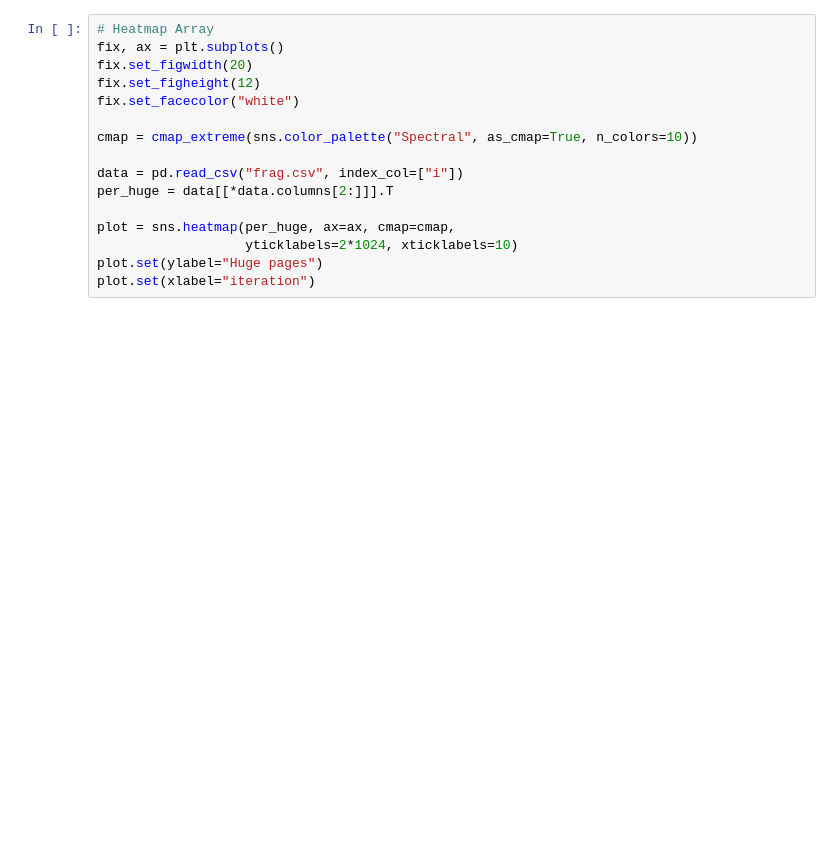
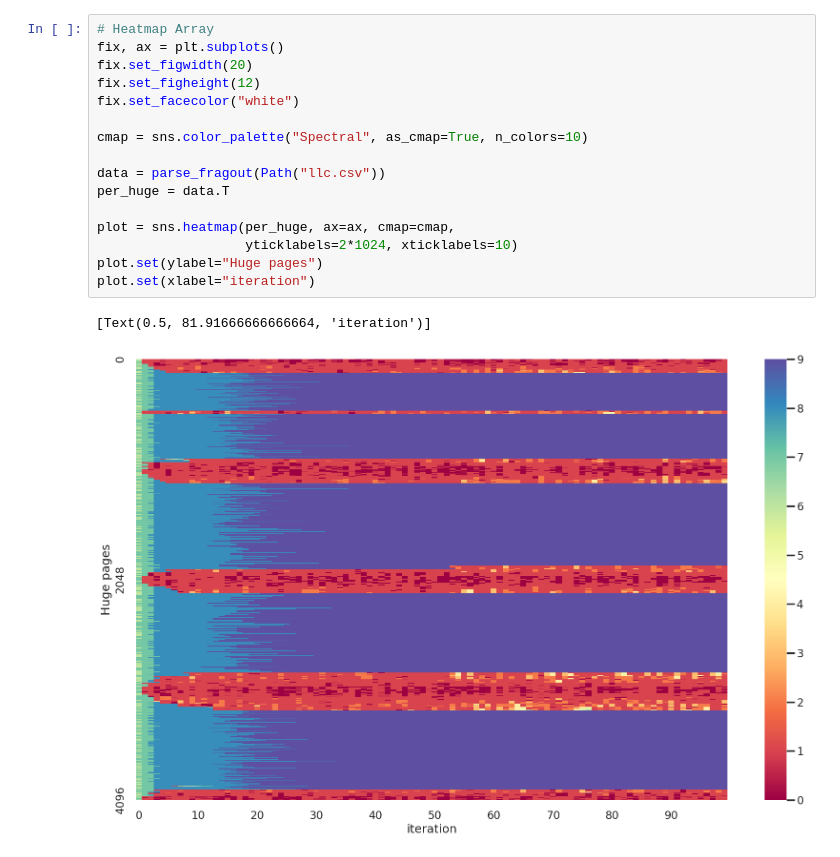
Before and after one commit to luhsra/llfree-rs, a Jupyter notebook: results/frag.ipynb, the cells around one changed output. Cells and saved outputs as stored; diff of their text form; blank space fills up the shorter version.

```diff
--- a/results/frag.ipynb
+++ b/results/frag.ipynb
@@ -70,19 +63,22 @@ plt.colorbar(cm.ScalarMappable(cmap=cmap), ax=ax, extend="both",
 # %%
 # Heatmap Array
 fix, ax = plt.subplots()
 fix.set_figwidth(20)
 fix.set_figheight(12)
 fix.set_facecolor("white")
 
-cmap = cmap_extreme(sns.color_palette("Spectral", as_cmap=True, n_colors=10))
+cmap = sns.color_palette("Spectral", as_cmap=True, n_colors=10)
 
-data = pd.read_csv("frag.csv", index_col=["i"])
-per_huge = data[[*data.columns[2:]]].T
+data = parse_fragout(Path("llc.csv"))
+per_huge = data.T
 
 plot = sns.heatmap(per_huge, ax=ax, cmap=cmap,
                    yticklabels=2*1024, xticklabels=10)
 plot.set(ylabel="Huge pages")
 plot.set(xlabel="iteration")
+# %% [output]
+[Text(0.5, 81.91666666666664, 'iteration')]
+[figure, added]
 # %%
 # Heatmap Array
 fix, ax = plt.subplots()
```
Also changed, not shown: parts of 5 cells of this notebook, 19 other files.
